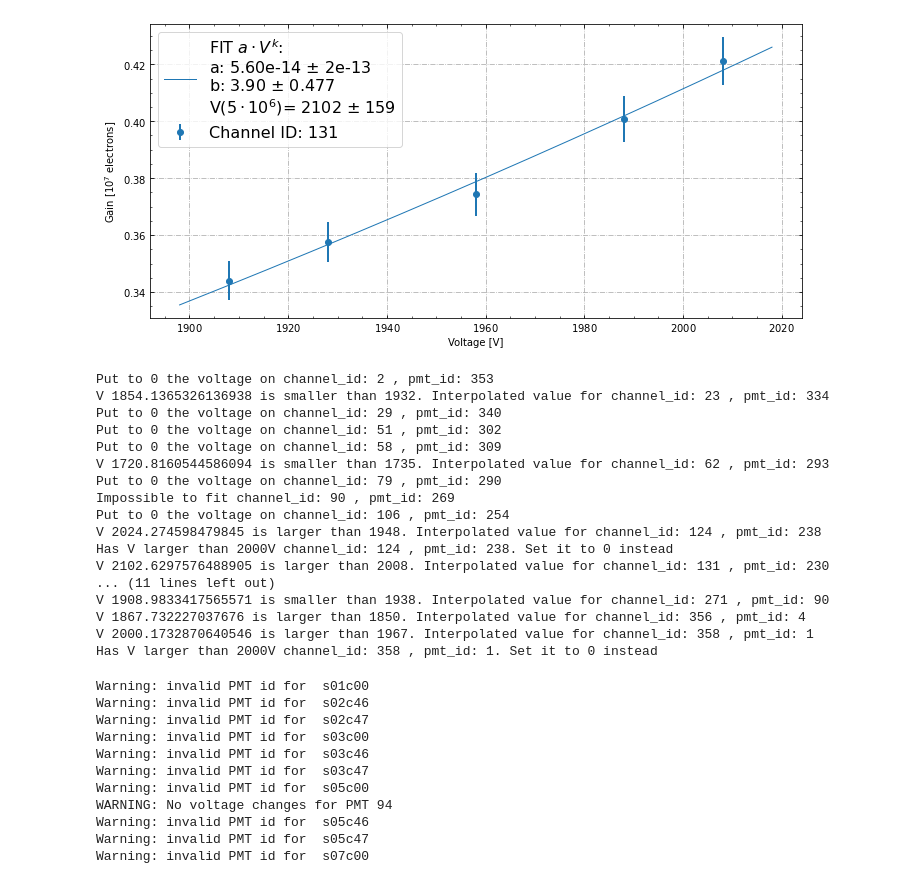
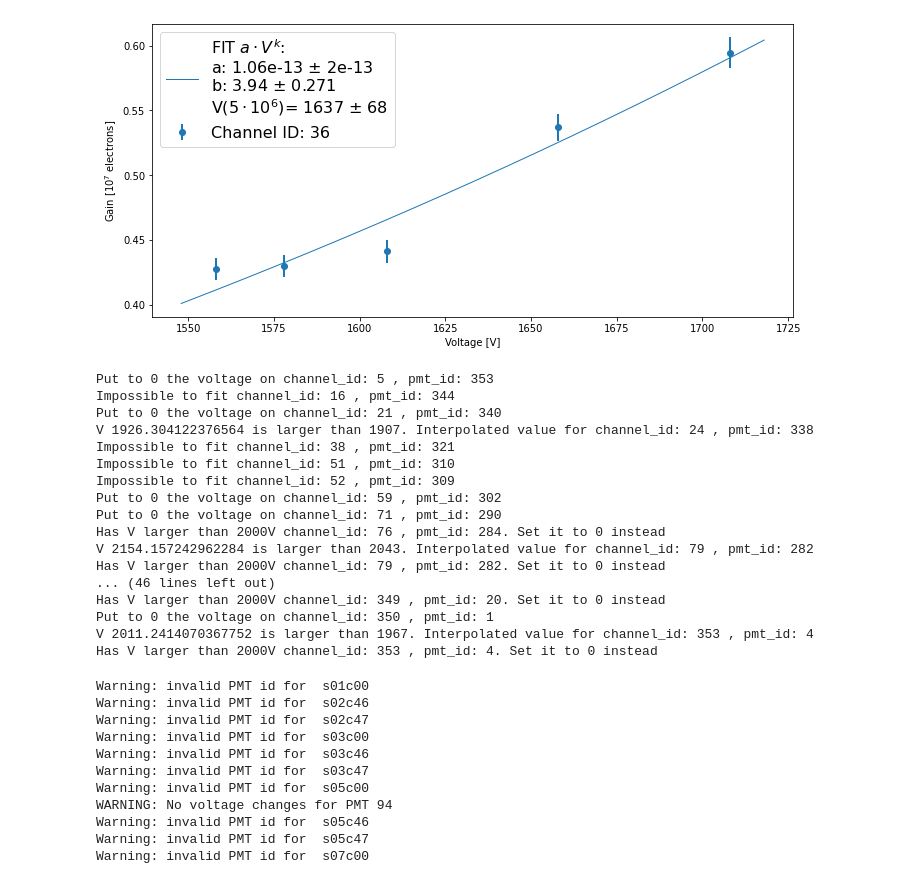
Before and after one commit to mvicenzi/pmt-calibration, a Jupyter notebook: equalization/gain-calibration.ipynb, the cells around one changed output. Drawn from its saved outputs; the diff is of its cells as text; code cells hidden in the pictures.

```diff
--- a/equalization/gain-calibration.ipynb
+++ b/equalization/gain-calibration.ipynb
@@ -56,7 +56,7 @@ def load_hv(filename, voltages):
 def load_files(runhvdb, path="../analyze_runs/calibrationdb/"):
 
     files = [ glob.glob(path+'backgroundphotons_run%d_*.csv'%run)[0] for run in runhvdb.keys() ]
-    df = pd.concat( [pd.read_csv(path+file, sep=',') for file in files ] )
+    df = pd.concat( [pd.read_csv(file, sep=',') for file in files ] )
     df=df.groupby("pmt").agg({'q':list, 'eq':list}).reset_index()
 
     return df
@@ -181,11 +181,11 @@ def loaddata(runhvdb):
 # %%
 runhvdb = { 9230:"m50", 9229:"m30", 9226: "nominal", 9227:"p50", 9228:"p100" }
 voltages, bkg = loaddata(runhvdb)
-plotone( 131, bkg, voltages )
+plotone( 36, bkg, voltages )
 
 plt.show()
 # %% [output]
-[figure, old version]
+[figure, new version]
 # %%
 # SAVE MANY TO FILE
 geo = readSqlitedb()
@@ -266,23 +266,23 @@ for channel_id in range(0, 360):
 
 pdf.close()
 # %% [output]
-Put to 0 the voltage on channel_id: 2 , pmt_id: 353
-V 1854.1365326136938 is smaller than 1932. Interpolated value for channel_id: 23 , pmt_id: 334
-Put to 0 the voltage on channel_id: 29 , pmt_id: 340
-Put to 0 the voltage on channel_id: 51 , pmt_id: 302
-Put to 0 the voltage on channel_id: 58 , pmt_id: 309
-V 1720.8160544586094 is smaller than 1735. Interpolated value for channel_id: 62 , pmt_id: 293
-Put to 0 the voltage on channel_id: 79 , pmt_id: 290
-Impossible to fit channel_id: 90 , pmt_id: 269
-Put to 0 the voltage on channel_id: 106 , pmt_id: 254
-V 2024.274598479845 is larger than 1948. Interpolated value for channel_id: 124 , pmt_id: 238
-Has V larger than 2000V channel_id: 124 , pmt_id: 238. Set it to 0 instead
-V 2102.6297576488905 is larger than 2008. Interpolated value for channel_id: 131 , pmt_id: 230
-... (11 lines left out)
-V 1908.9833417565571 is smaller than 1938. Interpolated value for channel_id: 271 , pmt_id: 90
-V 1867.732227037676 is larger than 1850. Interpolated value for channel_id: 356 , pmt_id: 4
-V 2000.1732870640546 is larger than 1967. Interpolated value for channel_id: 358 , pmt_id: 1
-Has V larger than 2000V channel_id: 358 , pmt_id: 1. Set it to 0 instead
+Put to 0 the voltage on channel_id: 5 , pmt_id: 353
+Impossible to fit channel_id: 16 , pmt_id: 344
+Put to 0 the voltage on channel_id: 21 , pmt_id: 340
+V 1926.304122376564 is larger than 1907. Interpolated value for channel_id: 24 , pmt_id: 338
+Impossible to fit channel_id: 38 , pmt_id: 321
+Impossible to fit channel_id: 51 , pmt_id: 310
+Impossible to fit channel_id: 52 , pmt_id: 309
+Put to 0 the voltage on channel_id: 59 , pmt_id: 302
+Put to 0 the voltage on channel_id: 71 , pmt_id: 290
+Has V larger than 2000V channel_id: 76 , pmt_id: 284. Set it to 0 instead
+V 2154.157242962284 is larger than 2043. Interpolated value for channel_id: 79 , pmt_id: 282
+Has V larger than 2000V channel_id: 79 , pmt_id: 282. Set it to 0 instead
+... (46 lines left out)
+Has V larger than 2000V channel_id: 349 , pmt_id: 20. Set it to 0 instead
+Put to 0 the voltage on channel_id: 350 , pmt_id: 1
+V 2011.2414070367752 is larger than 1967. Interpolated value for channel_id: 353 , pmt_id: 4
+Has V larger than 2000V channel_id: 353 , pmt_id: 4. Set it to 0 instead
 # %%
 # create the HV file
 
```
Also changed, not shown: 2 other files.
